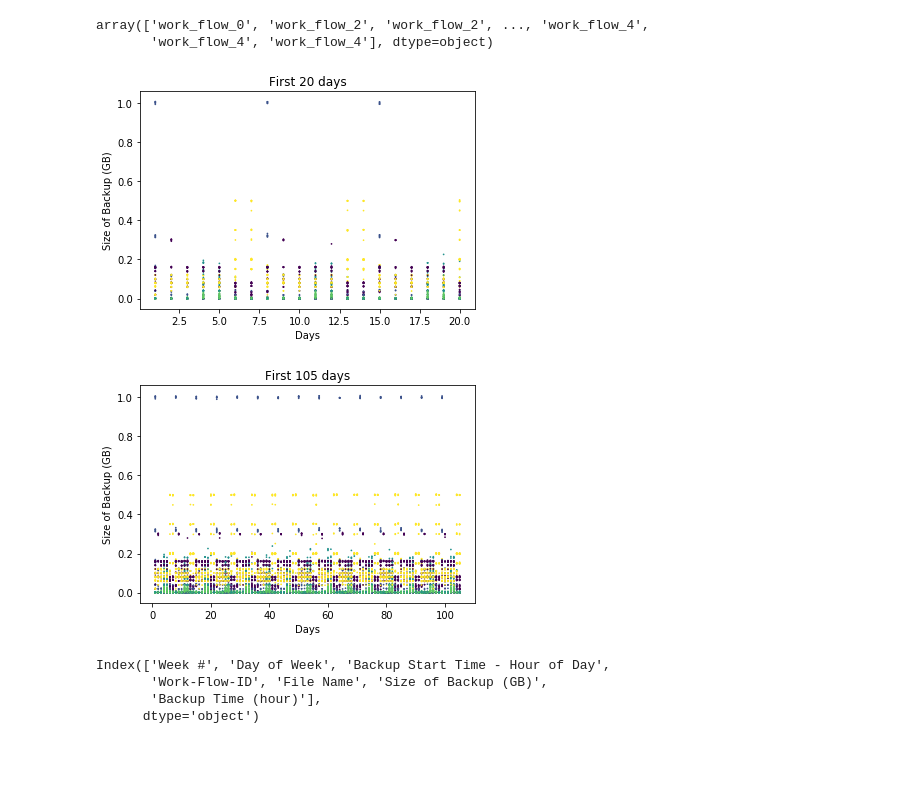
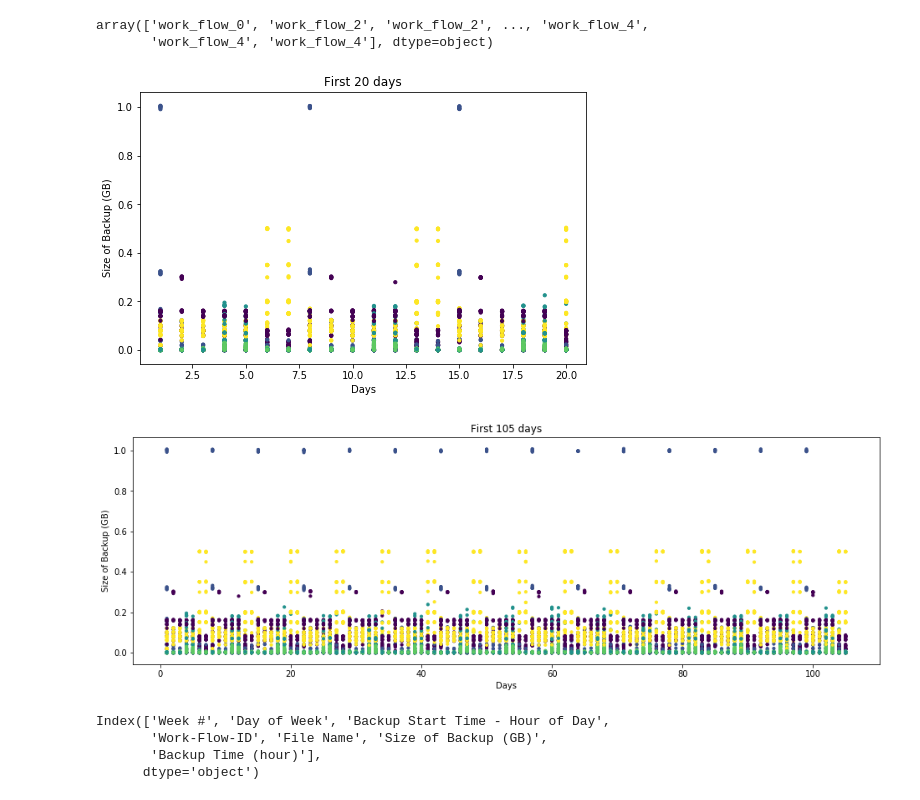
Before and after one commit to rupadevan94/large-scale-data-mining, a Jupyter notebook: Project4/Dataset1.ipynb, the cells around one changed output. Cells and saved outputs as stored; diff of their text form; code cells hidden in the pictures; blank space fills up the shorter version.

```diff
--- a/Project4/Dataset1.ipynb
+++ b/Project4/Dataset1.ipynb
@@ -80,21 +81,23 @@ array(['work_flow_0', 'work_flow_2', 'work_flow_2', ..., 'work_flow_4',
        'work_flow_4', 'work_flow_4'], dtype=object)
 # %%
 colour_enc = get_colour_encoding(data_20_days[:,2])
-plt.scatter(data_20_days[:,0], data_20_days[:,1], s=0.5, c=colour_enc)
+plt.figure(figsize=(8,5))
+plt.scatter(data_20_days[:,0], data_20_days[:,1], s=10, c=colour_enc)
 plt.xlabel("Days")
 plt.ylabel("Size of Backup (GB)")
 plt.title("First 20 days")
 plt.show()
 
 colour_enc = get_colour_encoding(data_105_days[:,2])
-plt.scatter(data_105_days[:,0], data_105_days[:,1], s=0.5, c=colour_enc)
+plt.figure(figsize=(16,5))
+plt.scatter(data_105_days[:,0], data_105_days[:,1], s=10, c=colour_enc)
 plt.xlabel("Days")
 plt.ylabel("Size of Backup (GB)")
 plt.title("First 105 days")
 plt.show()
 # %% [output]
-[figure, old version]
+[figure, new version]
-[figure, old version]
+[figure, new version]
 # %%
 # Can you identify any repeating patterns
 # %%
```
Also changed, not shown: parts of 19 cells of this notebook.
